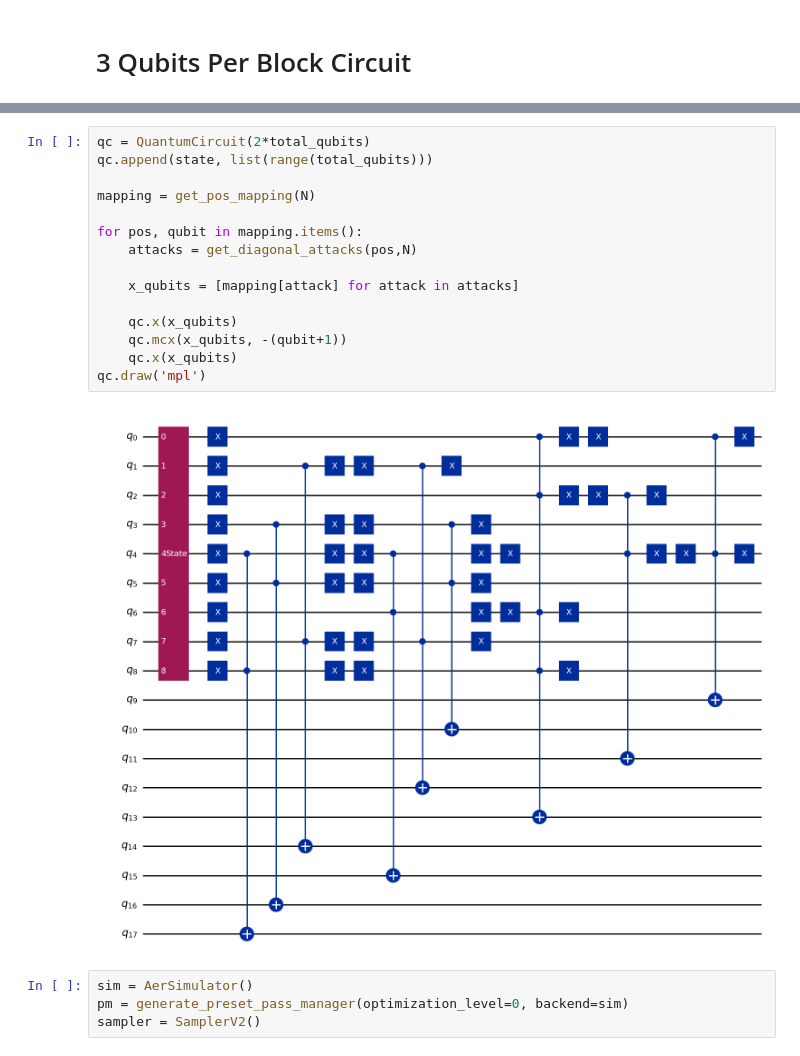
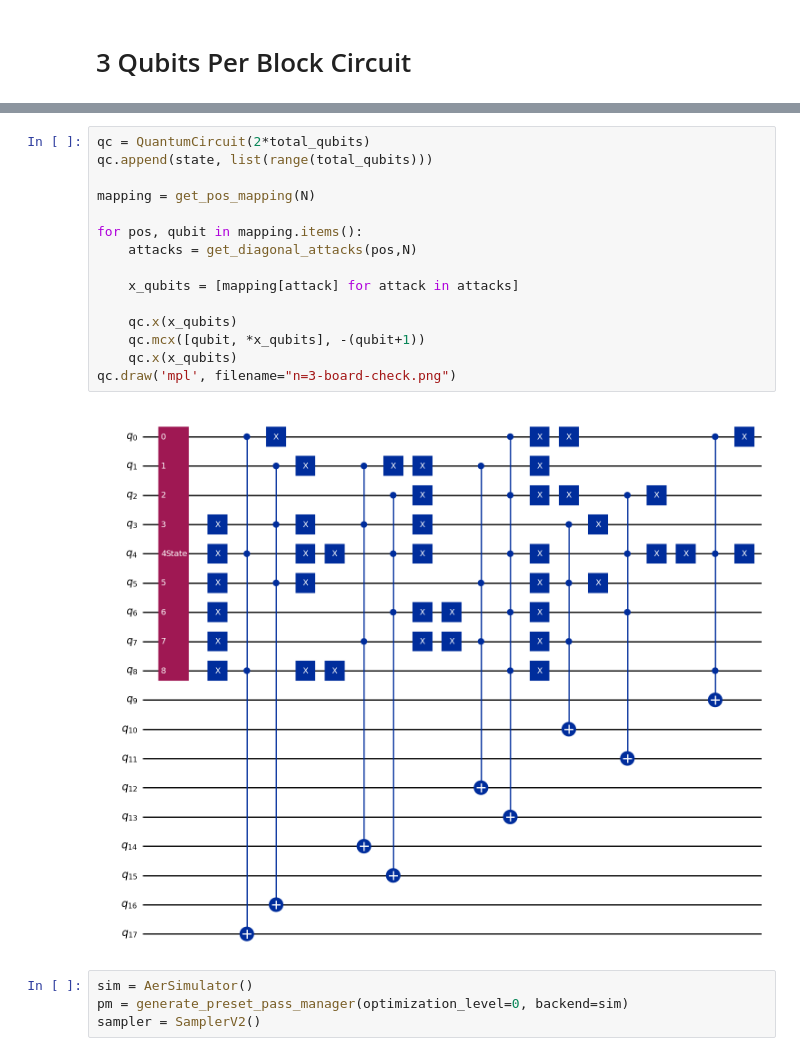
Before and after one commit to Dpbm/qnqueens, a Jupyter notebook: circuit-approach.ipynb, the cells around one changed output, grey strips where cells are left out. Saved outputs shown, nothing was run; the diff lists cells and outputs as text.

```diff
--- a/circuit-approach.ipynb
+++ b/circuit-approach.ipynb
@@ -97,20 +102,20 @@ $$\frac{\sqrt{6}}{6} |001010100\rangle+\frac{\sqrt{6}}{6} |001100010\rangle+\fra
 # %%
 qc = QuantumCircuit(2*total_qubits)
 qc.append(state, list(range(total_qubits)))
 
 mapping = get_pos_mapping(N)
 
 for pos, qubit in mapping.items():
     attacks = get_diagonal_attacks(pos,N)
 
     x_qubits = [mapping[attack] for attack in attacks]
 
     qc.x(x_qubits)
-    qc.mcx(x_qubits, -(qubit+1))
+    qc.mcx([qubit, *x_qubits], -(qubit+1))
     qc.x(x_qubits)
-qc.draw('mpl')
+qc.draw('mpl', filename="n=3-board-check.png")
 # %% [output]
-[figure, old version]
+[figure, new version]
 # %%
 sim = AerSimulator()
 pm = generate_preset_pass_manager(optimization_level=0, backend=sim)
```
Also changed, not shown: parts of 18 cells of this notebook, 20 other files.
